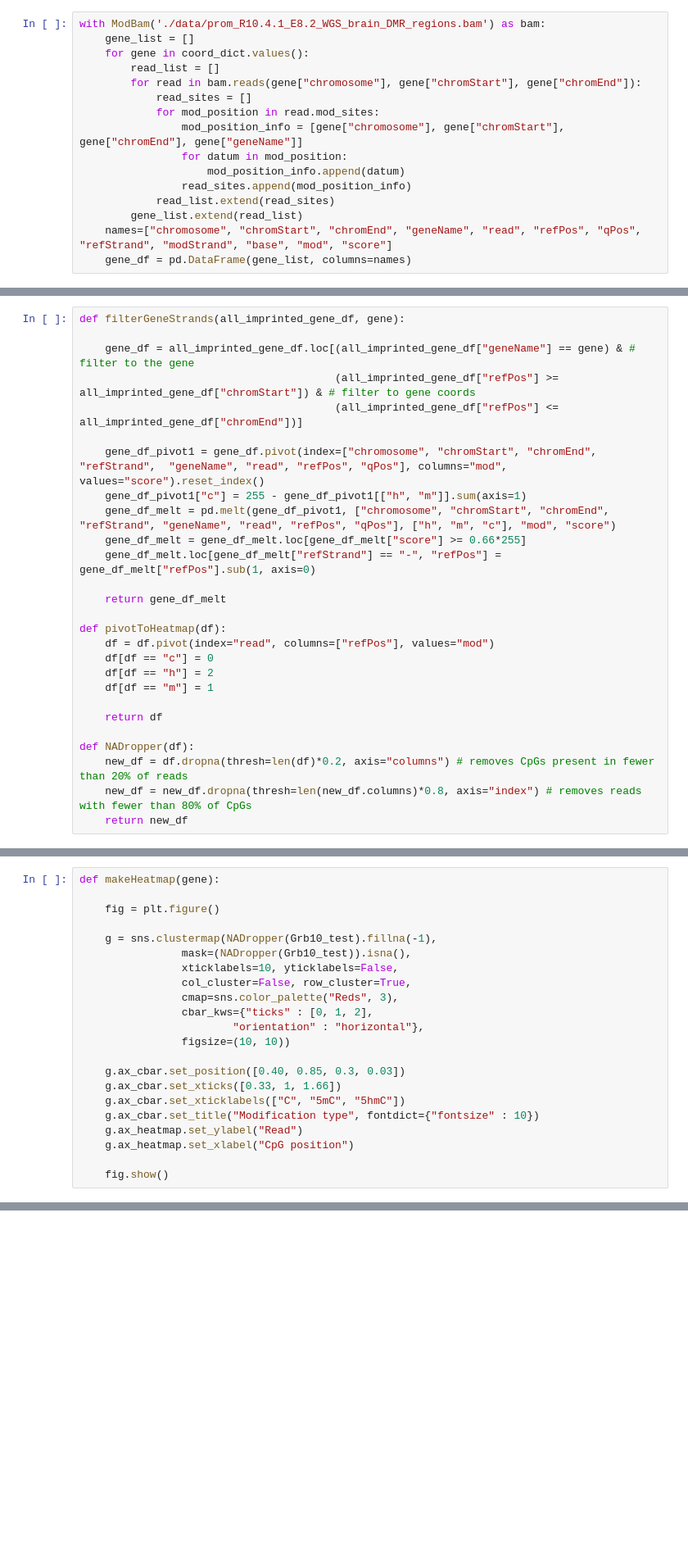
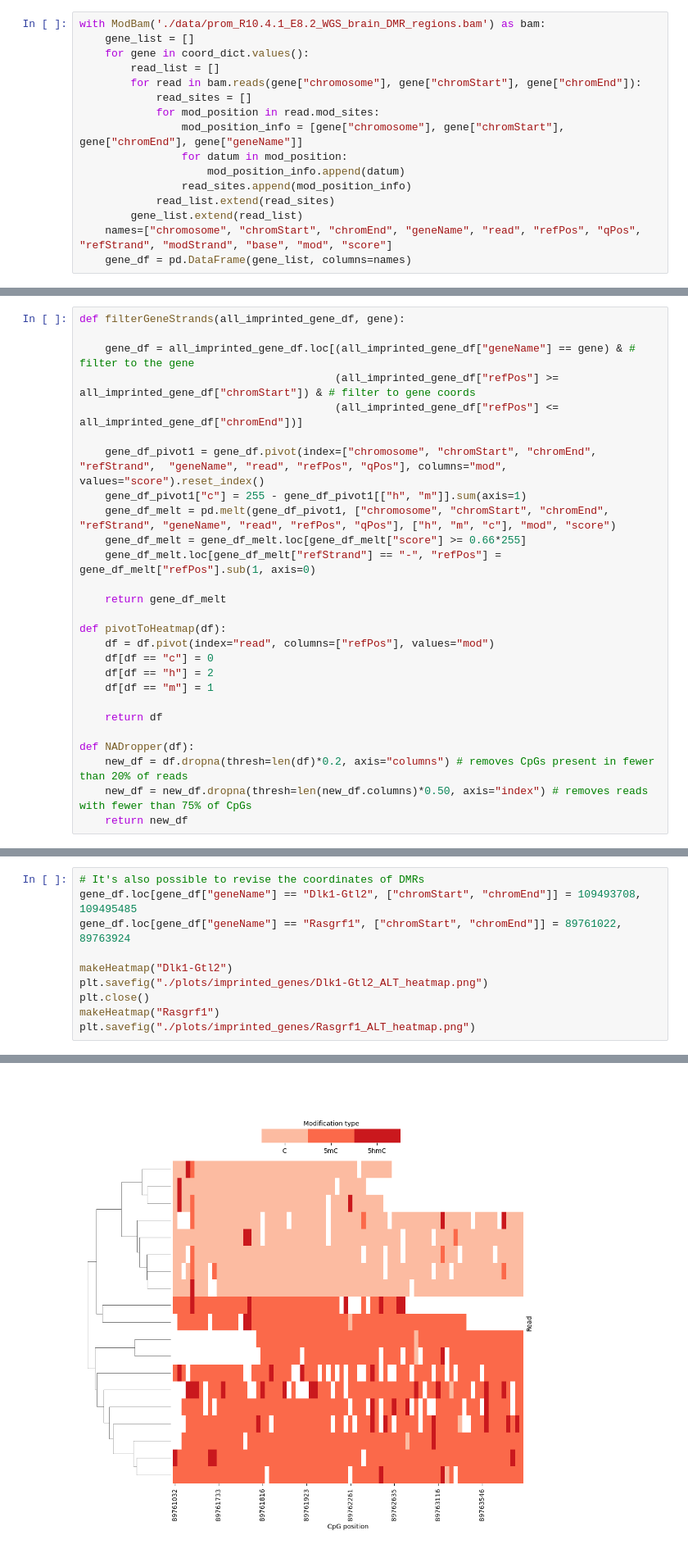
Before and after one commit to DominicOH/Analysis-of-nanopore-epigenetic-sequencing, a Jupyter notebook: Imprinting_genes_fig6.ipynb, the cells around one changed output, grey strips where cells are left out. Shown at 82% size. Cells and saved outputs as stored; diff of their text form; blank space fills up the shorter version.

Commit message:
Ability to modify DMR coordinates added

```diff
--- a/Imprinting_genes_fig6.ipynb
+++ b/Imprinting_genes_fig6.ipynb
@@ -86,6 +67,6 @@ def pivotToHeatmap(df):
 
 def NADropper(df):
     new_df = df.dropna(thresh=len(df)*0.2, axis="columns") # removes CpGs present in fewer than 20% of reads
-    new_df = new_df.dropna(thresh=len(new_df.columns)*0.8, axis="index") # removes reads with fewer than 80% of CpGs
+    new_df = new_df.dropna(thresh=len(new_df.columns)*0.50, axis="index") # removes reads with fewer than 75% of CpGs
     return new_df
 # %%
@@ -122,22 +96,11 @@ plt.show()
-# %%
-def makeHeatmap(gene):
-
-    fig = plt.figure()
-
-    g = sns.clustermap(NADropper(Grb10_test).fillna(-1),
-                mask=(NADropper(Grb10_test)).isna(),
-                xticklabels=10, yticklabels=False,
-                col_cluster=False, row_cluster=True,
-                cmap=sns.color_palette("Reds", 3),
-                cbar_kws={"ticks" : [0, 1, 2],
-                        "orientation" : "horizontal"},
-                figsize=(10, 10))
-
-    g.ax_cbar.set_position([0.40, 0.85, 0.3, 0.03])
-    g.ax_cbar.set_xticks([0.33, 1, 1.66])
-    g.ax_cbar.set_xticklabels(["C", "5mC", "5hmC"])
-    g.ax_cbar.set_title("Modification type", fontdict={"fontsize" : 10})
-    g.ax_heatmap.set_ylabel("Read")
-    g.ax_heatmap.set_xlabel("CpG position")
-
-    fig.show()
+# %%
+# It's also possible to revise the coordinates of DMRs
+gene_df.loc[gene_df["geneName"] == "Dlk1-Gtl2", ["chromStart", "chromEnd"]] = 109493708, 109495485
+gene_df.loc[gene_df["geneName"] == "Rasgrf1", ["chromStart", "chromEnd"]] = 89761022, 89763924
+
+makeHeatmap("Dlk1-Gtl2")
+plt.savefig("./plots/imprinted_genes/Dlk1-Gtl2_ALT_heatmap.png")
+plt.close()
+makeHeatmap("Rasgrf1")
+plt.savefig("./plots/imprinted_genes/Rasgrf1_ALT_heatmap.png")
+# %% [output]
@@ -143,0 +109 @@ def makeHeatmap(gene):
+[figure, added]
```
Also changed, not shown: parts of 7 cells of this notebook.
